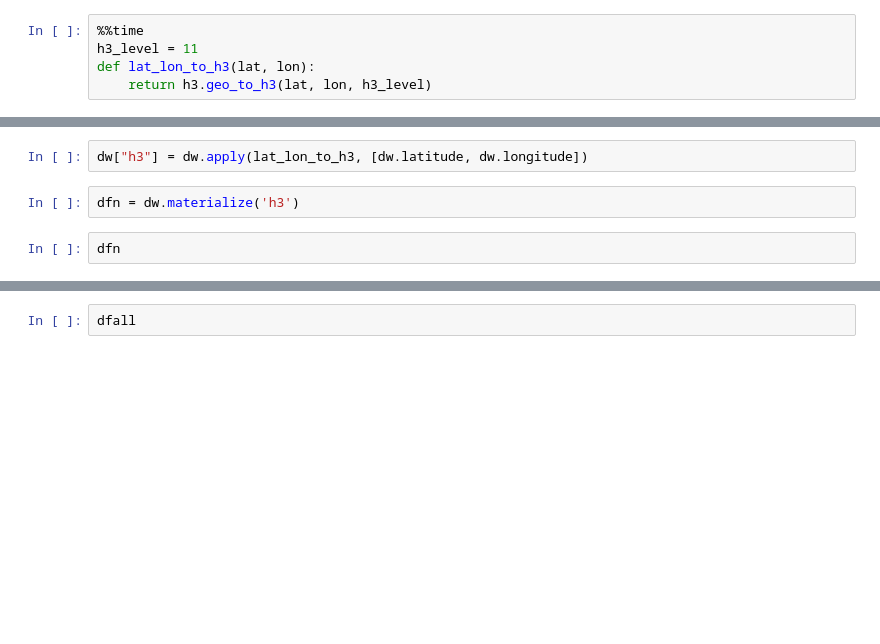
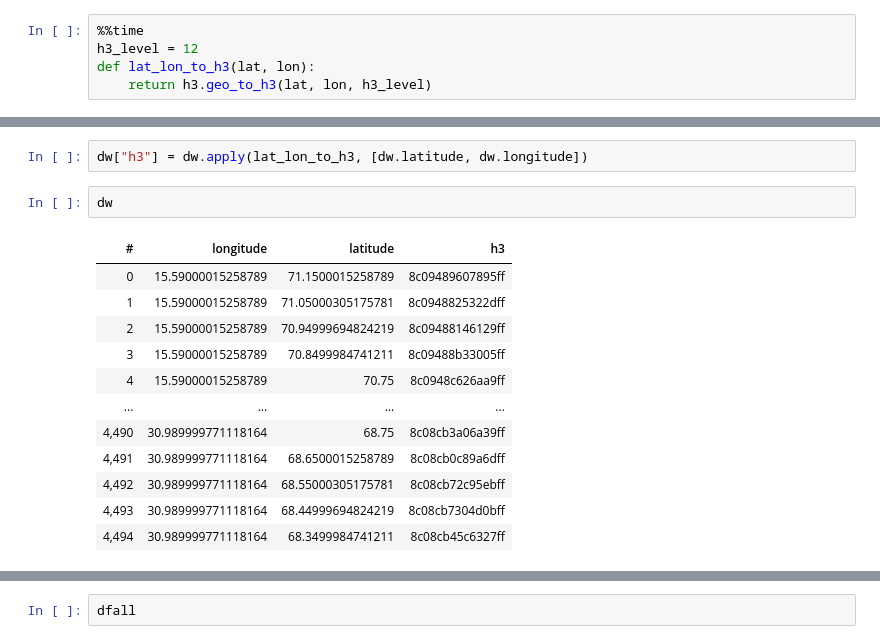
Before and after one commit to j34ni/Vegetation_in_Troms_and_Finnmark, a Jupyter notebook: finn.ipynb, the cells around one changed output, grey strips where cells are left out. Drawn from its saved outputs; the diff is of its cells as text; blank space fills up the shorter version.

```diff
--- a/finn.ipynb
+++ b/finn.ipynb
@@ -63,5 +135,5 @@ GLC_AOI
 # %%
 %%time
-h3_level = 11
+h3_level = 12
 def lat_lon_to_h3(lat, lon):
     return h3.geo_to_h3(lat, lon, h3_level)
@@ -117,7 +386,18 @@ dg = dg.reset_index()
 dw = vaex.from_pandas(dg)
 # %%
 dw["h3"] = dw.apply(lat_lon_to_h3, [dw.latitude, dw.longitude])
-# %%
-dfn = dw.materialize('h3')
-# %%
-dfn
+# %%
+dw
+# %% [output]
+| # | longitude | latitude | h3 |
+| 0 | 15.59000015258789 | 71.1500015258789 | 8c09489607895ff |
+| 1 | 15.59000015258789 | 71.05000305175781 | 8c0948825322dff |
+| 2 | 15.59000015258789 | 70.94999694824219 | 8c09488146129ff |
+| 3 | 15.59000015258789 | 70.8499984741211 | 8c09488b33005ff |
+| 4 | 15.59000015258789 | 70.75 | 8c0948c626aa9ff |
+| ... | ... | ... | ... |
+| 4,490 | 30.989999771118164 | 68.75 | 8c08cb3a06a39ff |
+| 4,491 | 30.989999771118164 | 68.6500015258789 | 8c08cb0c89a6dff |
+| 4,492 | 30.989999771118164 | 68.55000305175781 | 8c08cb72c95ebff |
+| 4,493 | 30.989999771118164 | 68.44999694824219 | 8c08cb7304d0bff |
+| 4,494 | 30.989999771118164 | 68.3499984741211 | 8c08cb45c6327ff |
```
Also changed, not shown: parts of 26 cells of this notebook.
